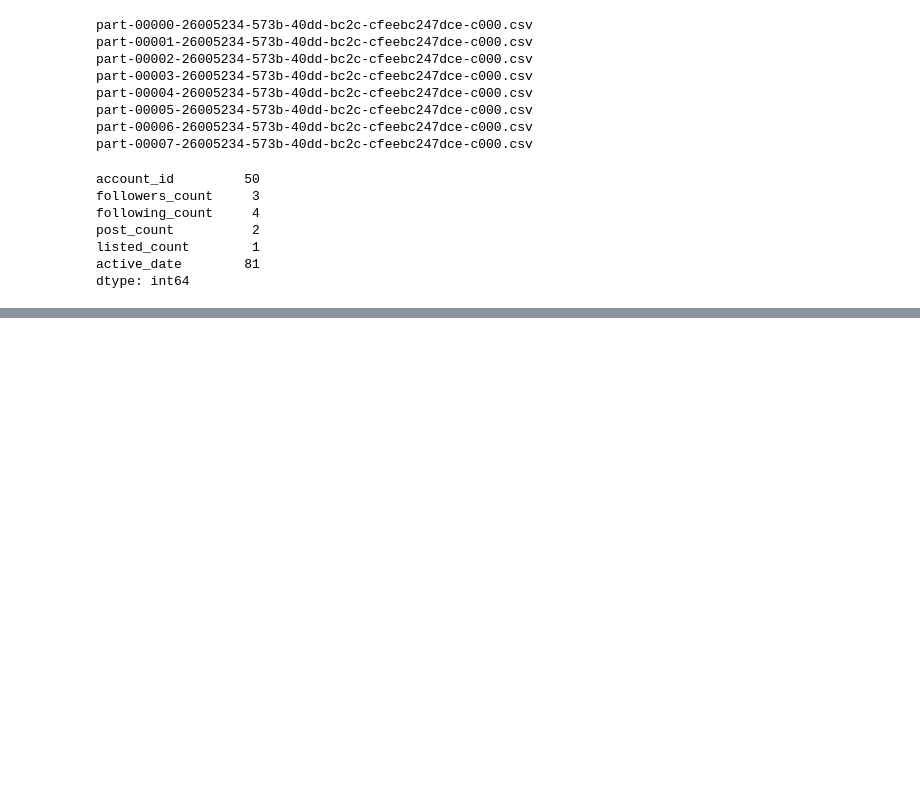
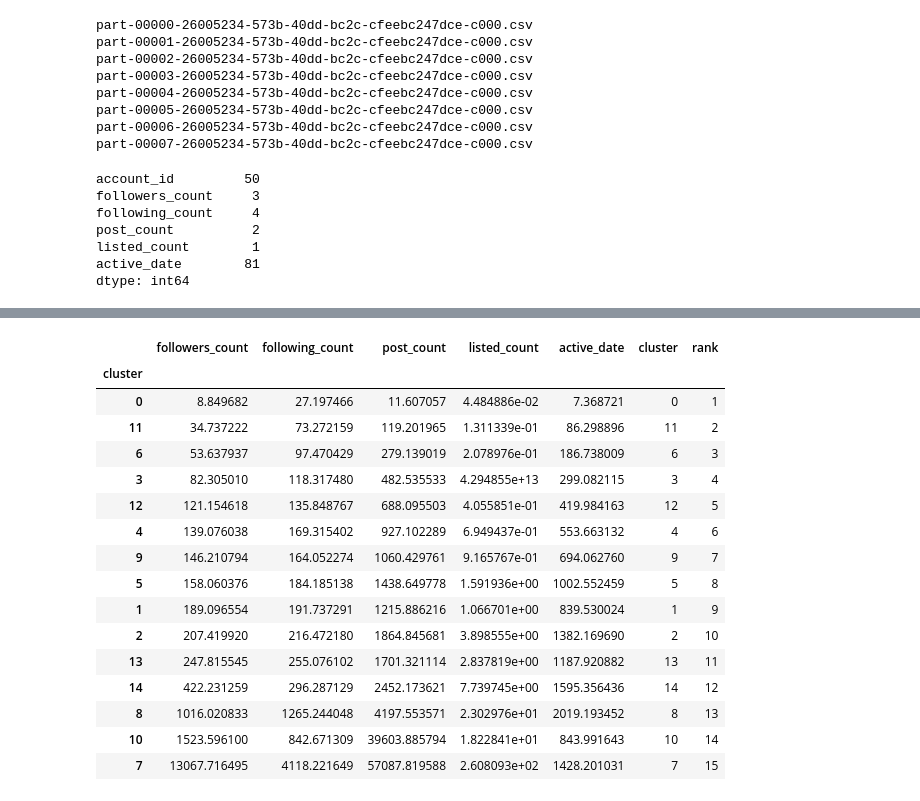
Before and after one commit to Fuyuzora/732-project, a Jupyter notebook: kmeans/kmeans.ipynb, the cells around one changed output, grey strips where cells are left out. Cells and saved outputs as stored; diff of their text form; code cells hidden in the pictures; blank space fills up the shorter version.

```diff
--- a/kmeans/kmeans.ipynb
+++ b/kmeans/kmeans.ipynb
@@ -192,0 +171,27 @@ print(frame.head())
+# %%
+center = frame.groupby(['cluster']).mean()
+center['cluster'] = uniq
+center = center.sort_values(['followers_count','listed_count','post_count'], ascending=True)
+# add ranking
+center['rank'] = uniq + 1
+center.to_json('center_location.json', orient='records', lines=True)
+# %%
+center
+# %% [output]
+|  | followers_count | following_count | post_count | listed_count | active_date | cluster | rank |
+| cluster |  |  |  |  |  |  |  |
+| 0 | 8.849682 | 27.197466 | 11.607057 | 4.484886e-02 | 7.368721 | 0 | 1 |
+| 11 | 34.737222 | 73.272159 | 119.201965 | 1.311339e-01 | 86.298896 | 11 | 2 |
+| 6 | 53.637937 | 97.470429 | 279.139019 | 2.078976e-01 | 186.738009 | 6 | 3 |
+| 3 | 82.305010 | 118.317480 | 482.535533 | 4.294855e+13 | 299.082115 | 3 | 4 |
+| 12 | 121.154618 | 135.848767 | 688.095503 | 4.055851e-01 | 419.984163 | 12 | 5 |
+| 4 | 139.076038 | 169.315402 | 927.102289 | 6.949437e-01 | 553.663132 | 4 | 6 |
+| 9 | 146.210794 | 164.052274 | 1060.429761 | 9.165767e-01 | 694.062760 | 9 | 7 |
+| 5 | 158.060376 | 184.185138 | 1438.649778 | 1.591936e+00 | 1002.552459 | 5 | 8 |
+| 1 | 189.096554 | 191.737291 | 1215.886216 | 1.066701e+00 | 839.530024 | 1 | 9 |
+| 2 | 207.419920 | 216.472180 | 1864.845681 | 3.898555e+00 | 1382.169690 | 2 | 10 |
+| 13 | 247.815545 | 255.076102 | 1701.321114 | 2.837819e+00 | 1187.920882 | 13 | 11 |
+| 14 | 422.231259 | 296.287129 | 2452.173621 | 7.739745e+00 | 1595.356436 | 14 | 12 |
+| 8 | 1016.020833 | 1265.244048 | 4197.553571 | 2.302976e+01 | 2019.193452 | 8 | 13 |
+| 10 | 1523.596100 | 842.671309 | 39603.885794 | 1.822841e+01 | 843.991643 | 10 | 14 |
+| 7 | 13067.716495 | 4118.221649 | 57087.819588 | 2.608093e+02 | 1428.201031 | 7 | 15 |
```
Also changed, not shown: parts of 11 cells of this notebook, 3 other files.
